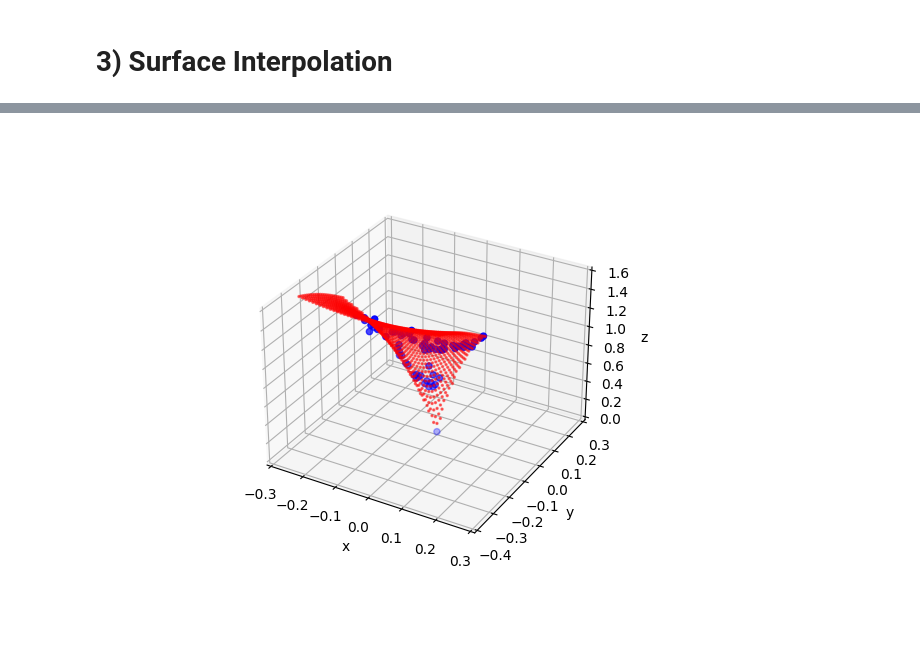
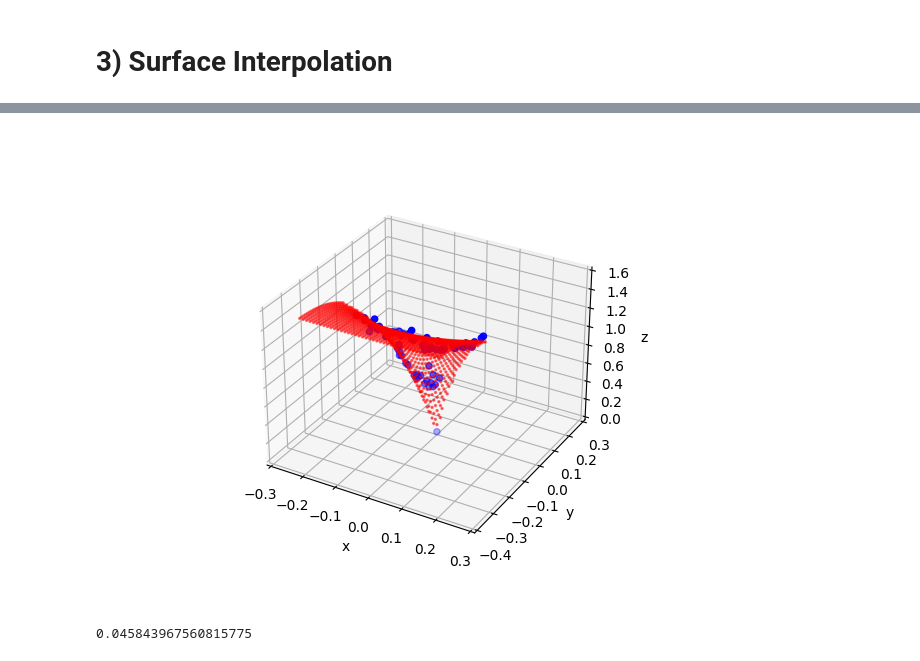
Before and after one commit to joeyanderson1/4th-Year-Thesis, a Jupyter notebook: Surface Interpolation Technique + Aliasing.ipynb, the cells around one changed output, grey strips where cells are left out. Cells and saved outputs as stored; diff of their text form; code cells hidden in the pictures.

Commit message:
RMSE Calculation Added
RMSE Calculation Added

```diff
--- a/Surface Interpolation Technique + Aliasing.ipynb
+++ b/Surface Interpolation Technique + Aliasing.ipynb
@@ -480,40 +421,48 @@ k1_max, k2_max = line_coeffs([(x_max, y_max), (0, 0)])
 k1_min, k2_min = line_coeffs([(x_min, y_min), (0, 0)])
 
 # Function finding 2D-line coefficients, based on this answer https://stackoverflow.com/a/21566184/3715182
-def func(xy, a, b):
+def func(xy, a, b, c, d, e):
     x, y = xy
-    r = np.sqrt(x ** 2 + y ** 2)
-    return a*(1-np.exp(-b*r))
+    r = np.sqrt(x**2/b**2 + y**2/c**2 ) +d*x +e*y**2
+    return a*(1-np.exp(-r))
 
 # Create a grid of points over the surface
 x_fill = np.linspace(-0.2, 0.2, 40)
 y_fill = np.linspace(-0.4, 0, 40)
 X_fill, Y_fill = np.meshgrid(x_fill, y_fill)
 
 # Perform curve fitting
 popt, pcov = curve_fit(func, (x, y), z)
 
 # Evaluate the function at each point on the surface
 Z_fill = func((X_fill, Y_fill), *popt)
 
 # Plot the data points and the filled surface
 fig = plt.figure()
 ax = fig.add_subplot(111, projection='3d')
 ax.scatter(x, y, z, color='blue', label='Data Points')
 
 ax.scatter(np.where(X_fill >= (Y_fill - k2_min)/k1_min, np.where(X_fill <= (Y_fill - k2_max)/k1_max, X_fill, np.nan), np.nan), Y_fill, Z_fill, color='red', alpha=0.5, s= 2)
 
 ax.set_xlim([-0.3, 0.3])
 ax.set_ylim([-0.4, 0.3])
 ax.set_zlim([0, 1.6])
 
 ax.set_xlabel('x')
 ax.set_ylabel('y')
 ax.set_zlabel('z')
 
 plt.show()
 # %% [output]
-[figure, old version]
+[figure, new version]
+# %%
+predicted_values = func((x, y), *popt)
+
+# Calculate RMSE
+rmse = np.sqrt(mean_squared_error(z, predicted_values))
+rmse
+# %% [output]
+0.045843967560815775
 # %%
 # Find the interpolated points
 interpolated_points_x = np.where(X_fill >= (Y_fill - k2_min) / k1_min,
```
Also changed, not shown: parts of 86 cells of this notebook.
